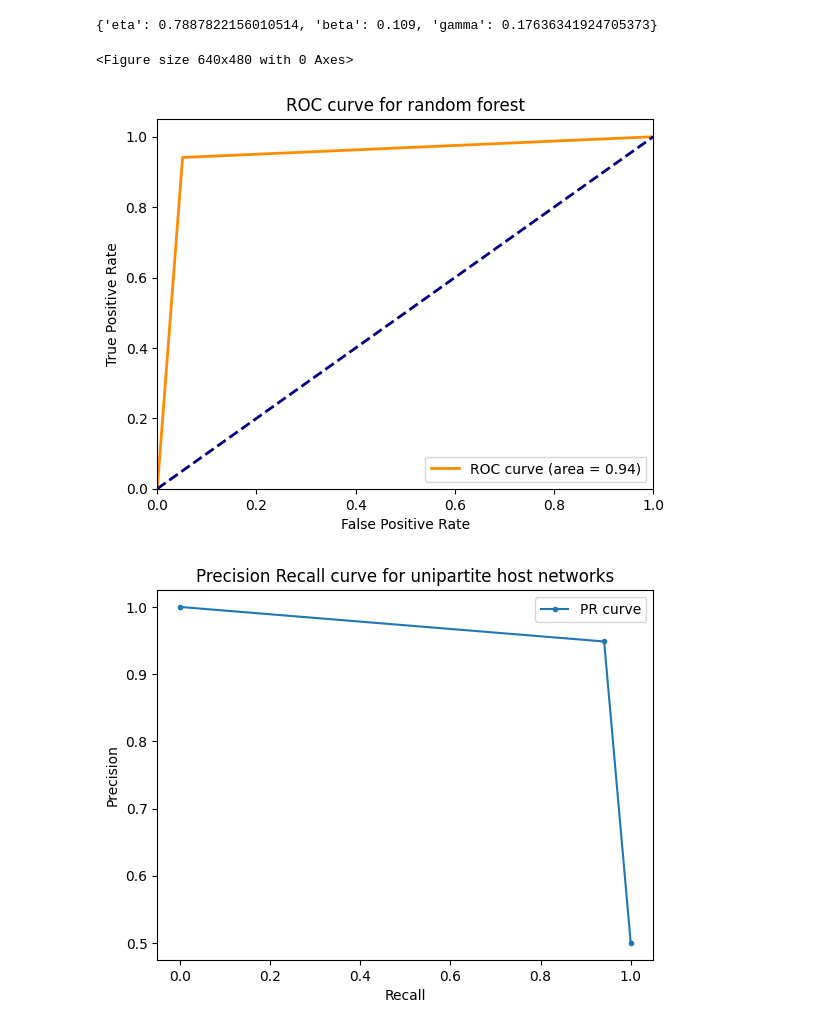
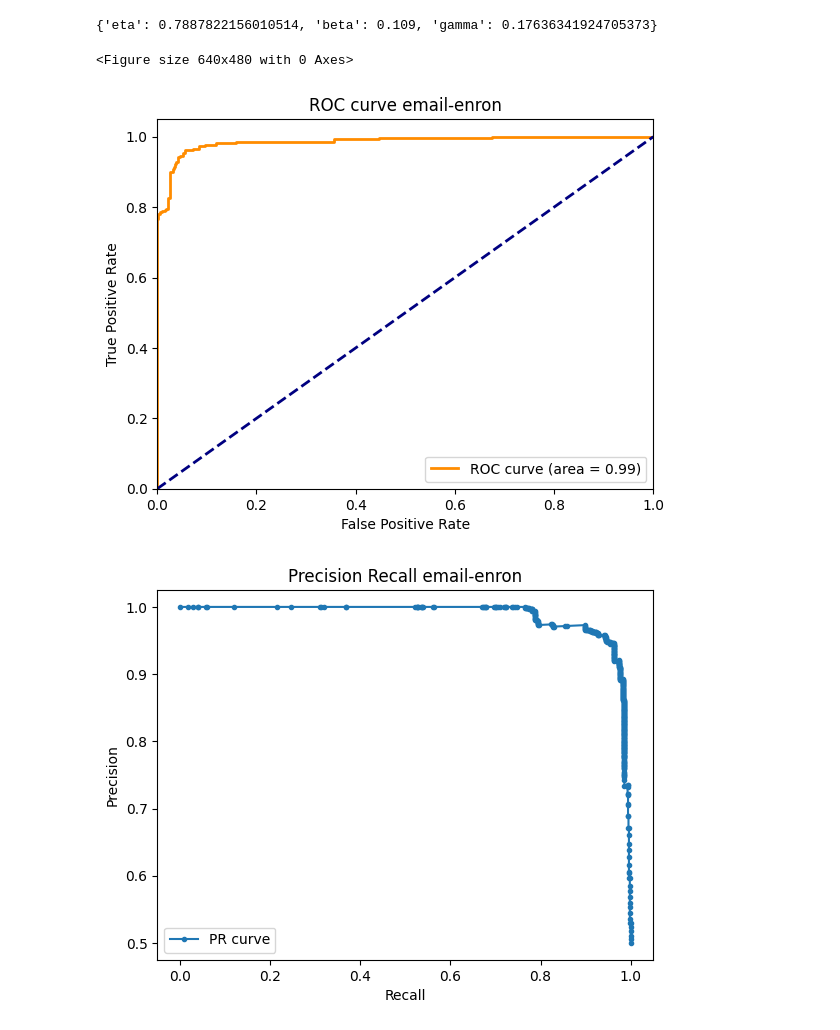
Before and after one commit to hexie1995/HyperGraph, a Jupyter notebook: code/link_prediction_sample.ipynb, the cells around one changed output. Drawn from its saved outputs; the diff is of its cells as text; code cells hidden in the pictures.

```diff
--- a/code/link_prediction_sample.ipynb
+++ b/code/link_prediction_sample.ipynb
@@ -183,9 +155,0 @@ plot_PR(pred_label, true_label)
-# %%
-# Test Link Prediction on Real-world Network
-
-timesteps = int(1e3)
-H1 = xgi.load_xgi_data("email-enron")
-
-
-H1 = m.GrowingHypergraph(H1)
-H0 = xgi.Hypergraph()
@@ -194,4 +155,0 @@ longest = max(H0.edges.size.aslist())
-# %%
-for i in range(int(1e3)):
-
-    H0.add_edge(H1.edges.members(i))
@@ -198,8 +166,22 @@ for i in range(int(1e3)):
 # %%
+# Test Link Prediction on Real-world Network
+
+timesteps = int(1e3)
+H0 = xgi.load_xgi_data("email-enron")
+
+
+H0 = m.GrowingHypergraph(H0)
+longest = max(H0.edges.size.aslist())
+
+H1 = xgi.Hypergraph()
+for i in range(int(1e3)):
+
+    H1.add_edge(H0.edges.members(i))
+
 # Fit the model to get the esitmated parameters for email enron graph
 model1 = em.EM(eslg, nhl, nnl)
-H0 = m.GrowingHypergraph(H0)
-model1.fit(H0)
+H1 = m.GrowingHypergraph(H1)
+model1.fit(H1)
 # %%
 eta1 = model1.pars["eta"]
 beta1 = model1.pars["beta"]
@@ -213,10 +195,10 @@ model1.pars
 pos_edges = []
 neg_edges = []
 
-for i in range(int(1e3), int(2e3)):
-    pos_edges.append(list(H1.edges.members(i)))
+for i in range(int(1e3),int(2e3)):
+    pos_edges.append(list(H0.edges.members(i)))
     rand = random.randint(2, longest)
-    neg_edges.append(random.sample(range(1, len(H0.nodes)), rand))
+    neg_edges.append(random.sample(range(1, len(H1.nodes)), rand))
 # %%
 to_pred = [list(x) for x in pos_edges] + [list(x) for x in neg_edges]
 true_label = [1]*int(1e3) + [0]*int(1e3)
@@ -228,8 +210,10 @@ pred_label[pred_label<=threshold] = 0
-# %%
-plot_AUC(pred_label, true_label)
-
-plot_PR(pred_label, true_label)
-# %% [output]
-<Figure size 640x480 with 0 Axes>
-[figure, removed]
-[figure, removed]
+# %%
+PRED#plot_AUC(pred_label, true_label)
+plot_AUC(PRED, true_label, "email-enron")
+
+#plot_PR(pred_label, true_label)
+plot_PR(PRED, true_label, "email-enron")
+# %% [output]
+<Figure size 640x480 with 0 Axes>
+[figure, added]
+[figure, added]
```
Also changed, not shown: parts of 15 cells of this notebook, 1 other file.
